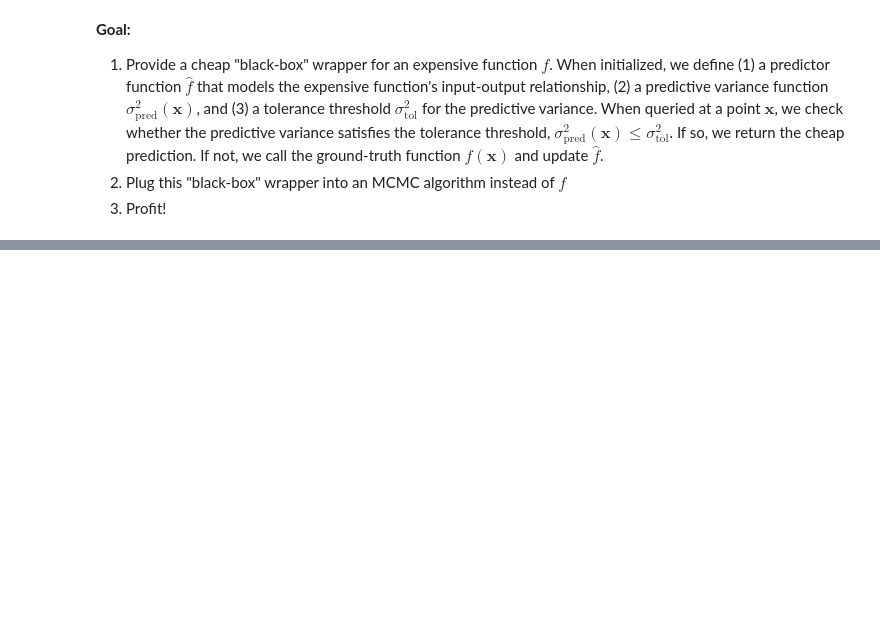
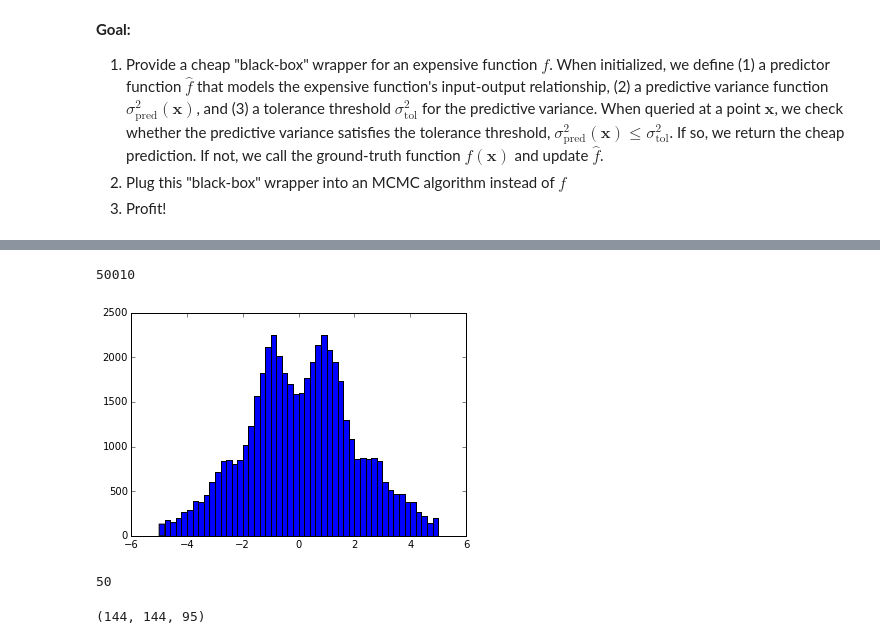
Before and after one commit to maxentile/gp-accelerated-sampling, a Jupyter notebook: GP_wrapper_layer.ipynb, the cells around one changed output, grey strips where cells are left out. Saved outputs shown, nothing was run; the diff lists cells and outputs as text; code cells hidden in the pictures; blank space fills up the shorter version.

```diff
--- a/GP_wrapper_layer.ipynb
+++ b/GP_wrapper_layer.ipynb
@@ -131,3 +219,20 @@ plt.title(r'Distribution of $\sigma^2_{{pred}}$ on test-set')
 # step 2!
 # %%
 import emcee
+# %%
+npr.seed(0)
+
+test_fxn.call_count_ = 0
+
+sampler = emcee.EnsembleSampler(10, 1, test_fxn)
+sampler.run_mcmc(npr.rand(10,1),5000)
+
+print(test_fxn.call_count_)
+# %% [output]
+50010
+# %%
+# ground-truth distribution
+ground_truth = np.histogram(sampler.flatchain,bins=50,range=(-5,5),normed=True)[0]
+plt.hist(sampler.flatchain,bins=50);
+# %% [output]
+[figure, added]
@@ -133,0 +247,11 @@ import emcee
+# %%
+len(wrapped_black_box.observations_)
+# %% [output]
+50
+# %%
+npr.seed(0)
+sampler = emcee.EnsembleSampler(10, 1, wrapped_black_box)
+sampler.run_mcmc(npr.rand(10,1)-0.5,5000)
+print(test_fxn.call_count_,len(wrapped_black_box.observations_),wrapped_black_box.fit_count_)
+# %% [output]
+(144, 144, 95)
```
Also changed, not shown: parts of 16 cells of this notebook.
